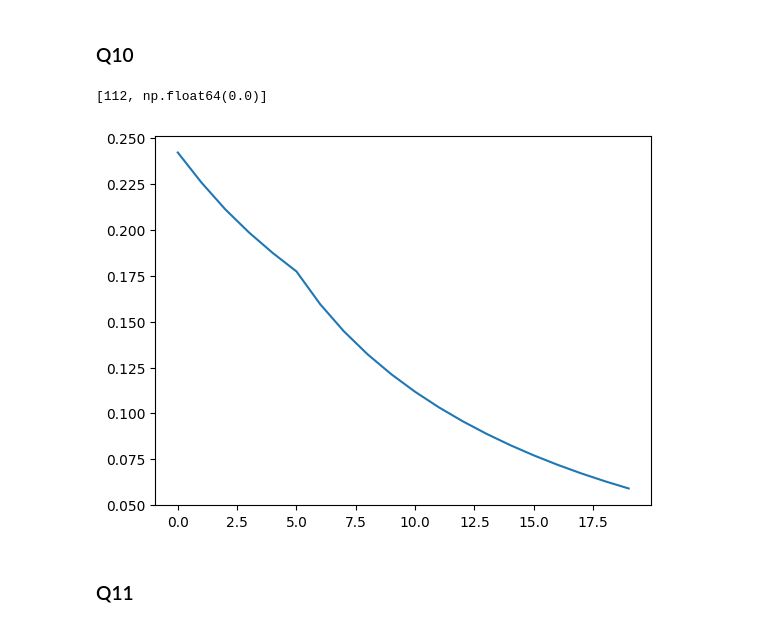
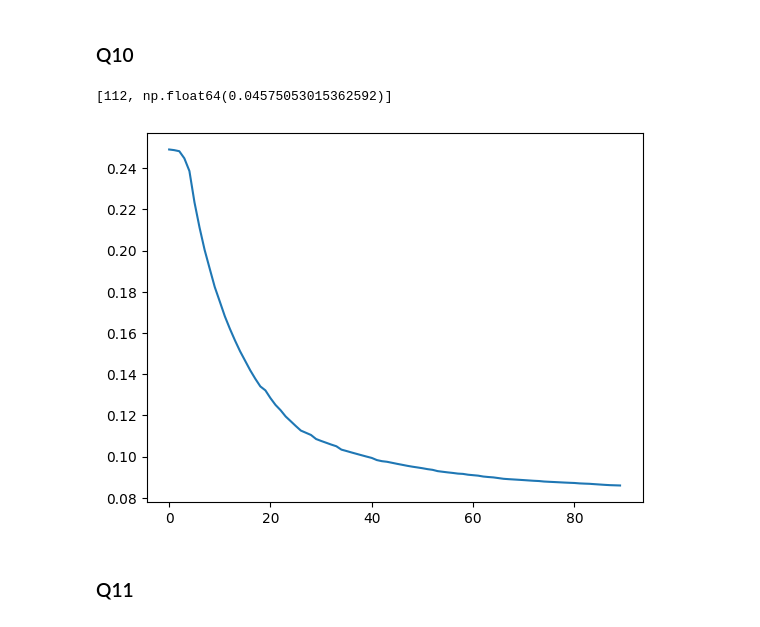
Before and after one commit to matthieuneau/l-bgfs, a Jupyter notebook: tp.ipynb, the cells around one changed output. Drawn from its saved outputs; the diff is of its cells as text; code cells hidden in the pictures.

```diff
--- a/tp.ipynb
+++ b/tp.ipynb
@@ -27,15 +27,15 @@ n_samples = 8124
 # %%
 # Load the data
 X = np.zeros((n_samples, n_features))
-y = np.zeros(n_samples, dtype=np.int64)
+labels = np.zeros(n_samples, dtype=np.int64)
 with open('mushrooms.txt', 'r') as f:
     lines = f.readlines()
     for i, line in enumerate(lines):
-        y[i] = int(line[0])
+        labels[i] = int(line[0])
         features = line[2:].split()
         features = [int(feature.split(':')[0]) for feature in features]
         features = [feature - 1 for feature in features]     # Features are 1-indexed in the dataset
         X[i, features] = 1
 
-y = y - 1       # Changing labels from 1 and 2 to 0 and 1
+labels = labels - 1       # Changing labels from 1 and 2 to 0 and 1
 # %%
@@ -92,10 +92,10 @@ def loss(x: np.ndarray):
     """x are the parameters. Confusing but consistent with the notations in the problem"""
     z = 1 + np.exp(-X @ x)
     z = 1/z
-    return (1/n_samples) * np.sum((y - z)**2)
+    return (1/n_samples) * np.sum((labels - z)**2)
 
 def manual_grad(x: np.ndarray):
-    return (X.T @ ((-2 * np.exp(X@x)) * (1/(1+ np.exp(X@x))**3) * (np.exp(X@x)*(y - 1) + y)))/n_samples
+    return (X.T @ ((-2 * np.exp(X@x)) * (1/(1+ np.exp(X@x))**3) * (np.exp(X@x)*(labels - 1) + labels)))/n_samples
 
 grad_loss = grad(loss)
 
@@ -133,7 +133,7 @@ def stochastic_grad(x: np.ndarray, batch_size: int = 1):
     indices = np.random.choice(n_samples, batch_size, replace=False)
     grad = np.zeros(n_features)
     for index in indices:
-        grad += -2 * np.exp(np.dot(X[index], x)) * (np.exp(np.dot(X[index], x)) * (y[index] - 1) + y[index]) * X[index] / (1 + np.exp(np.dot(X[index], x)))**3
+        grad += -2 * np.exp(np.dot(X[index], x)) * (np.exp(np.dot(X[index], x)) * (labels[index] - 1) + labels[index]) * X[index] / (1 + np.exp(np.dot(X[index], x)))**3
     return grad / batch_size
 
 def stochastic_grad_desc(x0: np.ndarray, alpha: float, n_iter: int, batch_size: int = 1):
@@ -231,16 +231,16 @@ for _ in range(5):
 def bfgs(x0: np.ndarray, H0: np.ndarray, t0: float, c_armijo: float, c_curvature: float, n_iter: int):
     x = x0.copy()
     H = H0.copy()
-    g = grad_loss(x)
     loss_history = []
 
     for _ in tqdm(range(n_iter)):
+        g = grad_loss(x)
         p = - H @ g
         t = t0
         x_new = x + t * p
         g_new = grad_loss(x_new)
 
-        while (loss(x + t*p) > loss(x) + c_armijo * t * np.dot(g, p)):
+        while (loss(x + t*p) > loss(x) + c_armijo * t * np.linalg.norm(g)**2):
             t *= 0.5
             x_new = x + t * p
             g_new = grad_loss(x_new)
@@ -368,18 +368,18 @@ def regularized_bfgs(x0: np.ndarray, H0: np.ndarray, t0: float, c_armijo: float,
 # %%
 for _ in range(1):
     x0 = np.zeros(n_features)
     H0 = np.eye(n_features)
     t0 = .1
     c_armijo = 0.01
     c_curvature = 0.9
-    lambda_ = 0
-    n_iter = 20
+    lambda_ = 0.004
+    n_iter = 90
     x_res, loss_history = regularized_bfgs(x0, H0, t0, c_armijo, c_curvature, lambda_, n_iter)
     print([np.count_nonzero(x_res), lambda_ * np.linalg.norm(x_res, ord=1)])
     plt.plot(range(n_iter), loss_history)
 # %% [output]
-[112, np.float64(0.0)]
+[112, np.float64(0.04575053015362592)]
-[figure, old version]
+[figure, new version]
 # %% [markdown]
 ### Q11
 # %%
```
Also changed, not shown: parts of 7 cells of this notebook.
